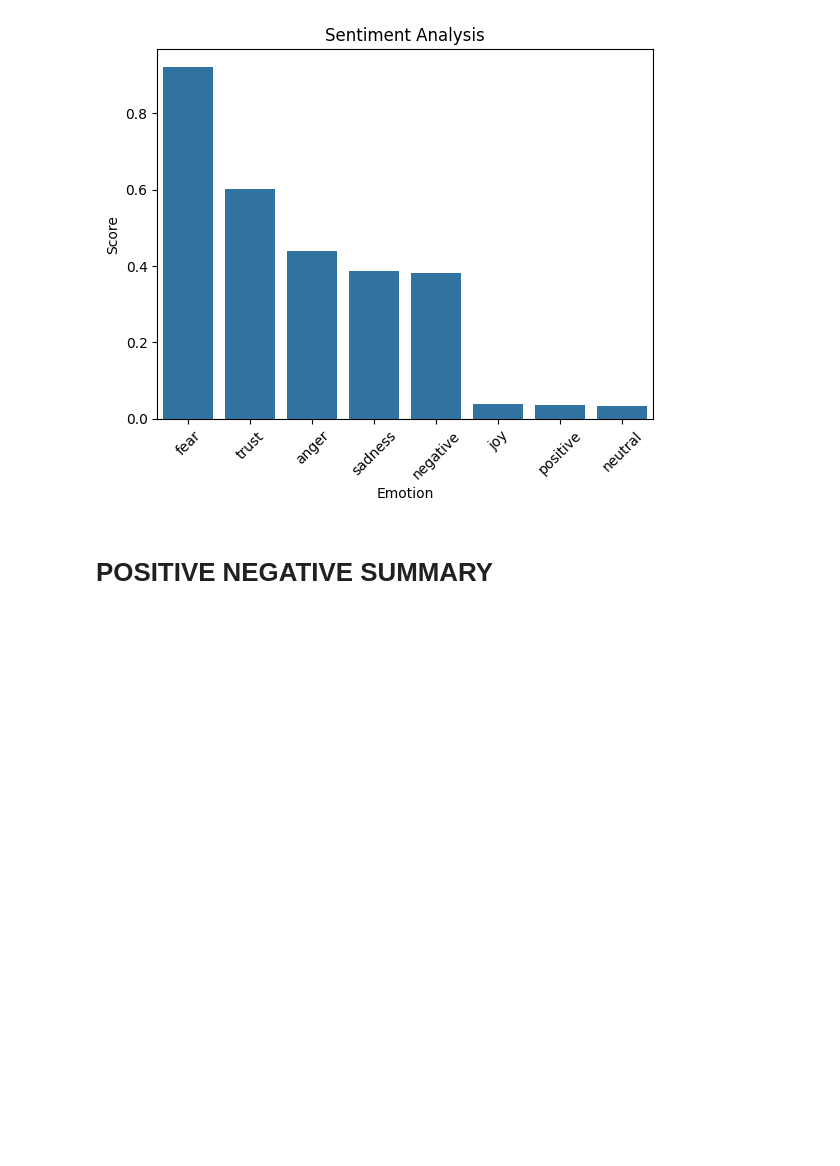
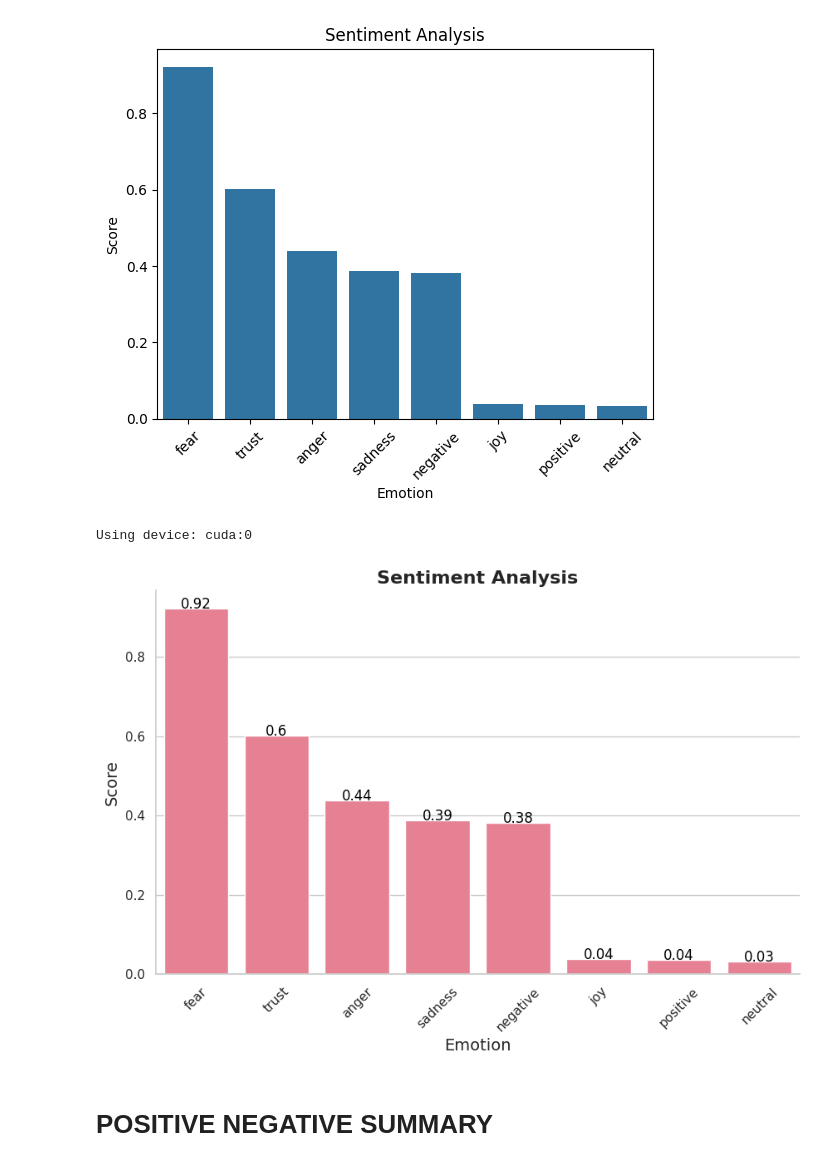
Before and after one commit to atulsharma2000/Summarization-Project, a Jupyter notebook: SummaryProject.ipynb, the cells around one changed output. Cells and saved outputs as stored; diff of their text form; code cells hidden in the pictures; blank space fills up the shorter version.

Commit message:
zero-shot-func

```diff
--- a/SummaryProject.ipynb
+++ b/SummaryProject.ipynb
@@ -409,6 +409,81 @@ plt.xticks(rotation=45)
 plt.show()
 # %% [output]
 [figure]
+# %%
+
+import matplotlib.pyplot as plt
+import seaborn as sns
+
+
+
+model_name = "facebook/bart-large-mnli"
+device = torch.device("cuda:0" if torch.cuda.is_available() else "cpu")
+
+print(f"Using device: {device}")
+
+
+
+def load_model(device):
+  news_sentiment_analysis = pipeline(     # transformers pipeline
+      "zero-shot-classification",   # give it the task
+      model=model_name,               # giving it model that we want to use
+      device=device)                # device it will use
+
+  return news_sentiment_analysis
+
+
+news_sentiment_analysis = load_model(device)
+
+
+sentiment_list =  ["positive", "negative", "neutral", "joy", "sadness", "anger", "fear", "trust"]
+
+
+def load_articles_dataset(article_str):
+  # articles_df = pd.read_csv(dataset_path)
+
+  analysis_output = news_sentiment_analysis(
+  article_str,
+  candidate_labels=sentiment_list,
+  multi_label=True,
+  )
+
+
+  sentiments = {}
+  for sentiment in analysis_output:
+    for emotion, score in zip(analysis_output['labels'], analysis_output['scores']):
+      if emotion not in sentiment_list:
+        sentiments[emotion] = []
+      sentiments[emotion] = score
+
+  sentiments = {key: np.mean(np.array(val)) for key,val in sentiments.items()}
+
+  # df_sentiments = pd.DataFrame(sentiments.items(), columns=['Emotion', 'Score'])
+
+  df_sentiments = pd.DataFrame(sentiments.items(), columns=['Emotion', 'Score'])
+
+  plt.figure(figsize=(10, 6))
+  sns.set_theme(style="whitegrid")
+  sns.set_palette("husl")
+
+  bar_plot = sns.barplot(x='Emotion', y='Score', data=df_sentiments)
+
+  plt.title('Sentiment Analysis', fontsize=16, fontweight='bold')
+  plt.xlabel('Emotion', fontsize=14)
+  plt.ylabel('Score', fontsize=14)
+
+  for index, row in df_sentiments.iterrows():
+      plt.text(index, row['Score'], round(row['Score'], 2), color='black', ha="center")
+
+  plt.xticks(rotation=45)
+  sns.despine()
+  plt.show()
+
+  return df_sentiments
+
+dddff = load_articles_dataset(df2.iloc[0,0])
+# %% [output]
+Using device: cuda:0
+[figure, added]
 # %% [markdown]
 # POSITIVE NEGATIVE SUMMARY
 # %%
```
